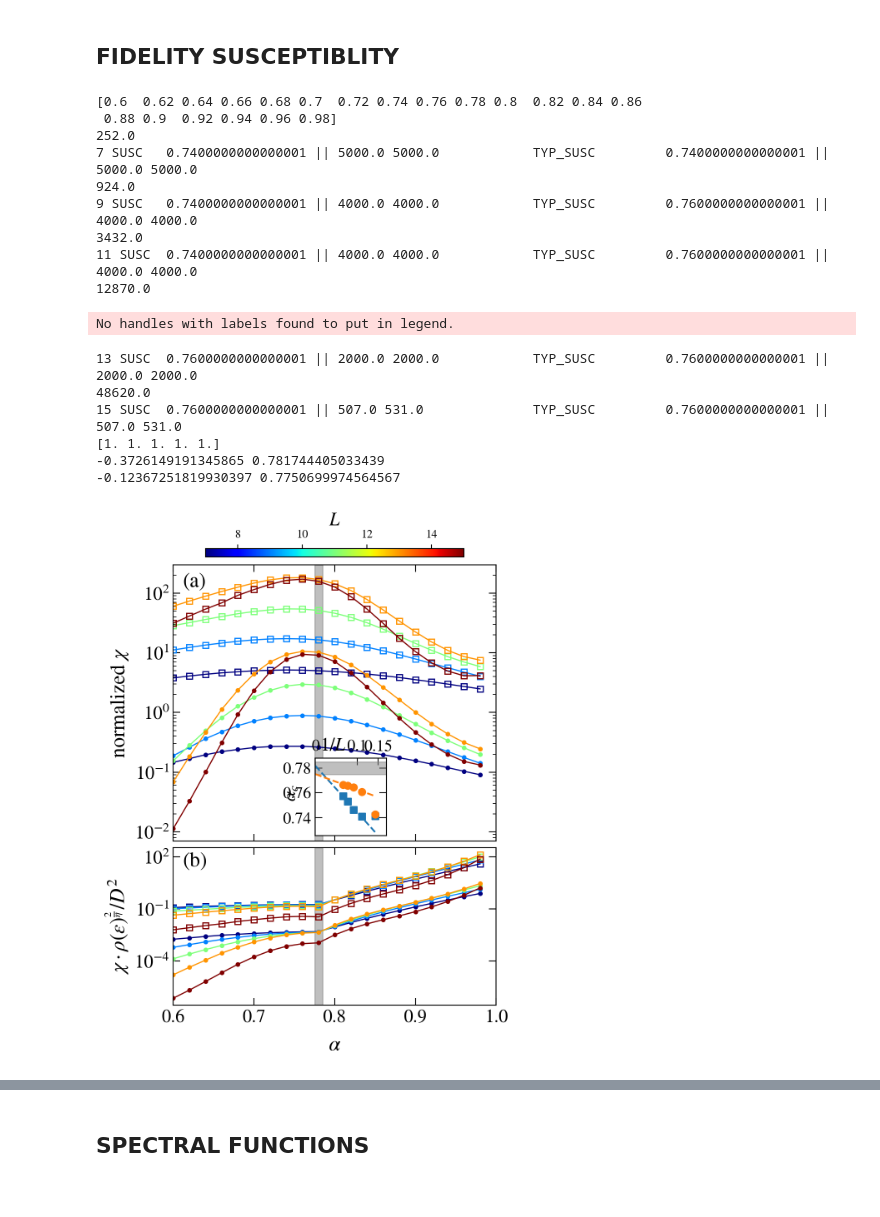
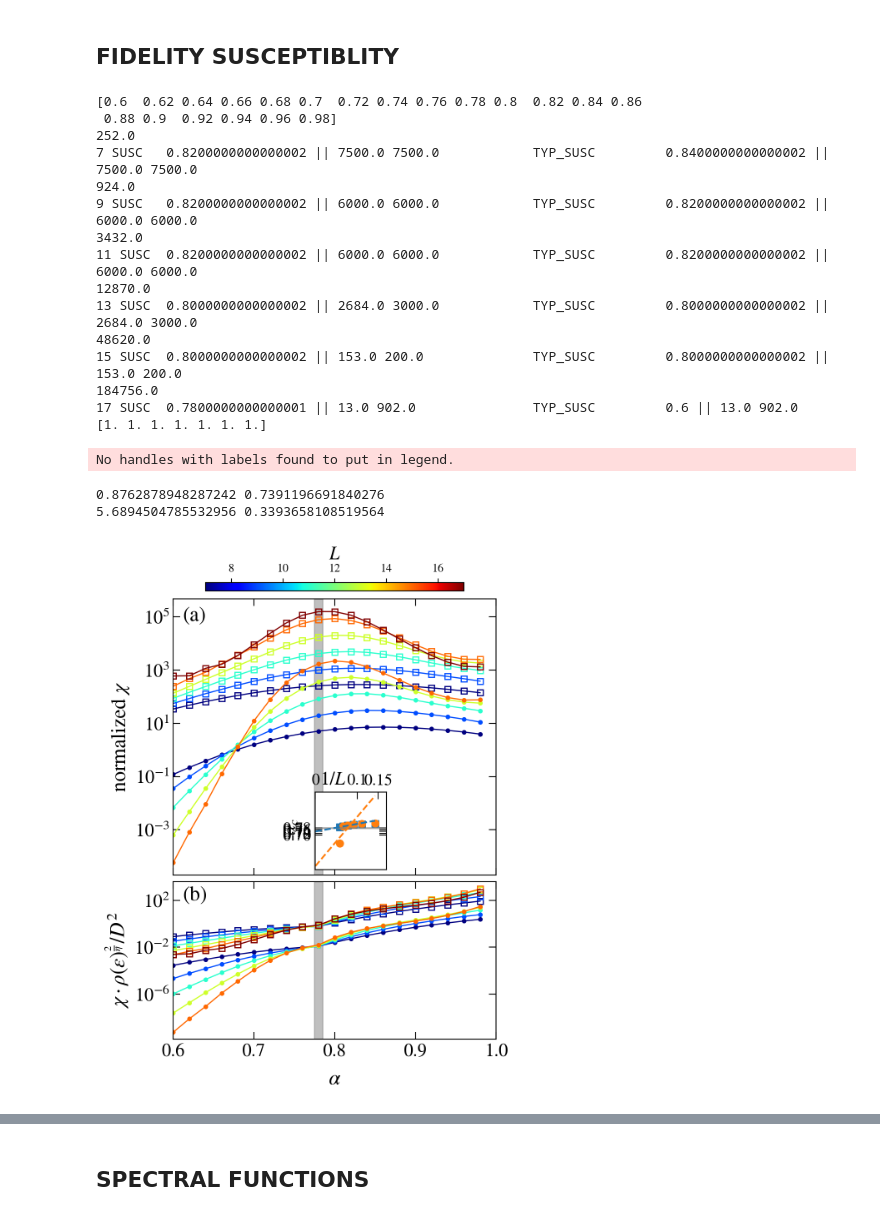
Before and after one commit to Rafal-Swietek/QHamSolver, a Jupyter notebook: QSunU1/Jupyter_Python/EBT_observables.ipynb, the cells around one changed output, grey strips where cells are left out. Drawn from its saved outputs; the diff is of its cells as text; code cells hidden in the pictures.

```diff
--- a/QSunU1/Jupyter_Python/EBT_observables.ipynb
+++ b/QSunU1/Jupyter_Python/EBT_observables.ipynb
@@ -101,7 +101,7 @@ print(base_dir[2:])
 ## FIDELITY SUSCEPTIBLITY
 # %%
 N=3
-sizes = np.arange(10, 19, 2) - N
+sizes = np.arange(10, 24, 2) - N
 max_typ = np.ones(sizes.shape)
 max_susc = np.ones(sizes.shape)
 # %%
@@ -128,7 +128,7 @@ alfa_crit = 0.78
 alfa_vals = np.arange(0.6, 0.999, 0.02)
 print(alfa_vals)
 
-sizes = np.arange(10, 19, 2) - N
+sizes = np.arange(10, 21, 2) - N
 norm = matplotlib.colors.Normalize(
         vmin=min(sizes),
         vmax=max(sizes) )
@@ -184,12 +184,12 @@ for iiL, L in enumerate( sizes ):
                 # wHx_typ = 1 / dim
                 # DOS = 1 / wHx
 
-                mu = wHx#np.sqrt(L+N) / dim
+                mu = np.sqrt(L+N) / dim
 
                 norm_av_fading[ii] = DOS**(2 / eta) * mu**(2) if alfa >= alfa_crit else mu**(2)
                 norm_typ_fading[ii] = DOS**(2 / eta) * wHx_typ**(2) if alfa >= alfa_crit else wHx_typ**(2)
-                norm_av[ii]  = 1 / dim#DOS * (mu)**(2)
-                norm_typ[ii] = 1 / dim#DOS * (wHx_typ)**(2)
+                norm_av[ii]  = DOS * (mu)**(2)
+                norm_typ[ii] = DOS * (wHx_typ)**(2)
 
                 # norm_av_fading[ii] = DOS**(-2 / eta) / mu**2 if alfa >= alfa_crit else mu**(-2)
                 # norm_typ_fading[ii] = DOS**(-2 / eta) / wHx_typ**2 if alfa >= alfa_crit else wHx_typ**(-2)
@@ -202,10 +202,10 @@ for iiL, L in enumerate( sizes ):
                 reals[ii] = np.array(file.get('realisations'))
                 _agp_ = np.array(file.get('SUSC_R'))
                 # print(_agp_, _agp_.shape, _agp_[0].shape)
-                agp[ii] = _agp_[1][1]
+                agp[ii] = _agp_[1][-2] if L+N < 20 else _agp_[1][-1]
                 # print(np.array(file.get('SUSC_R'))[1][-1])
                 # susc[ii] = np.array(file.get('SUSC_R'))[-2]
-                typ_susc[ii] = np.array(file.get('TYP_SUSC'))[1][1]
+                typ_susc[ii] = np.array(file.get('TYP_SUSC'))[1][-2] if L+N < 20 else np.array(file.get('TYP_SUSC'))[1][-1]
         else:
             print(name)
 
@@ -305,41 +305,43 @@ inset.set_xlim(0, 0.17)
 # inset.set_xticks([0.05, 0.1, 0.78, 0.8])
 # axis[0].set_xticks([])
 
 axis[0].xaxis.set_major_formatter(matplotlib.ticker.FuncFormatter(lambda x, pos: "" ))
 
 inset.set_yticks([0.7, 0.72, 0.74, 0.76, 0.78])
 # inset.set_yticklabels(["0.7", "0.72", "", "", "0.78"])
 inset.set_xticks([0, 0.1, 0.15])
 inset.set_xticklabels(["0", "0.1", "0.15"])
 inset.xaxis.set_label_position("top")
 inset.xaxis.tick_top()
 inset.xaxis.set_label_coords(0.25, 1.1)
 inset.yaxis.set_label_position("left")
 inset.yaxis.set_label_coords(-0.22, 0.55)
 
 # inset.axhline(y=1/np.sqrt(2), ls=':', c='gray')
 # inset.axhline(y=alfa_crit,    ls='--', c='k')
 inset.axhspan(ymin = alfa_crit - 0.005, ymax = alfa_crit + 0.005, color='gray', alpha=0.5 )
 fig.subplots_adjust(wspace = 0.03, hspace=0.03)
 # fig.savefig("plots_AGP/Fig2.pdf", bbox_inches = 'tight', pad_inches=0.02)
 
 # CHECK ON VEGA IF SCRIPT DOES NOT DO WEIRD STUFF BEFORE ERROR
 # %% [output]
 [0.6  0.62 0.64 0.66 0.68 0.7  0.72 0.74 0.76 0.78 0.8  0.82 0.84 0.86
  0.88 0.9  0.92 0.94 0.96 0.98]
 252.0
-7 SUSC   0.7400000000000001 || 5000.0 5000.0            TYP_SUSC         0.7400000000000001 || 5000.0 5000.0
+7 SUSC   0.8200000000000002 || 7500.0 7500.0            TYP_SUSC         0.8400000000000002 || 7500.0 7500.0
 924.0
-9 SUSC   0.7400000000000001 || 4000.0 4000.0            TYP_SUSC         0.7600000000000001 || 4000.0 4000.0
+9 SUSC   0.8200000000000002 || 6000.0 6000.0            TYP_SUSC         0.8200000000000002 || 6000.0 6000.0
 3432.0
-11 SUSC  0.7400000000000001 || 4000.0 4000.0            TYP_SUSC         0.7600000000000001 || 4000.0 4000.0
+11 SUSC  0.8200000000000002 || 6000.0 6000.0            TYP_SUSC         0.8200000000000002 || 6000.0 6000.0
 12870.0
+13 SUSC  0.8000000000000002 || 2684.0 3000.0            TYP_SUSC         0.8000000000000002 || 2684.0 3000.0
+48620.0
+15 SUSC  0.8000000000000002 || 153.0 200.0              TYP_SUSC         0.8000000000000002 || 153.0 200.0
+184756.0
+17 SUSC  0.7800000000000001 || 13.0 902.0               TYP_SUSC         0.6 || 13.0 902.0
+[1. 1. 1. 1. 1. 1. 1.]
 No handles with labels found to put in legend.
-13 SUSC  0.7600000000000001 || 2000.0 2000.0            TYP_SUSC         0.7600000000000001 || 2000.0 2000.0
-48620.0
-15 SUSC  0.7600000000000001 || 507.0 531.0              TYP_SUSC         0.7600000000000001 || 507.0 531.0
-[1. 1. 1. 1. 1.]
--0.3726149191345865 0.781744405033439
--0.12367251819930397 0.7750699974564567
+0.8762878948287242 0.7391196691840276
+5.6894504785532956 0.3393658108519564
-[figure, old version]
+[figure, new version]
 # %%
```
Also changed, not shown: parts of 1 cell of this notebook, 4 other files.
